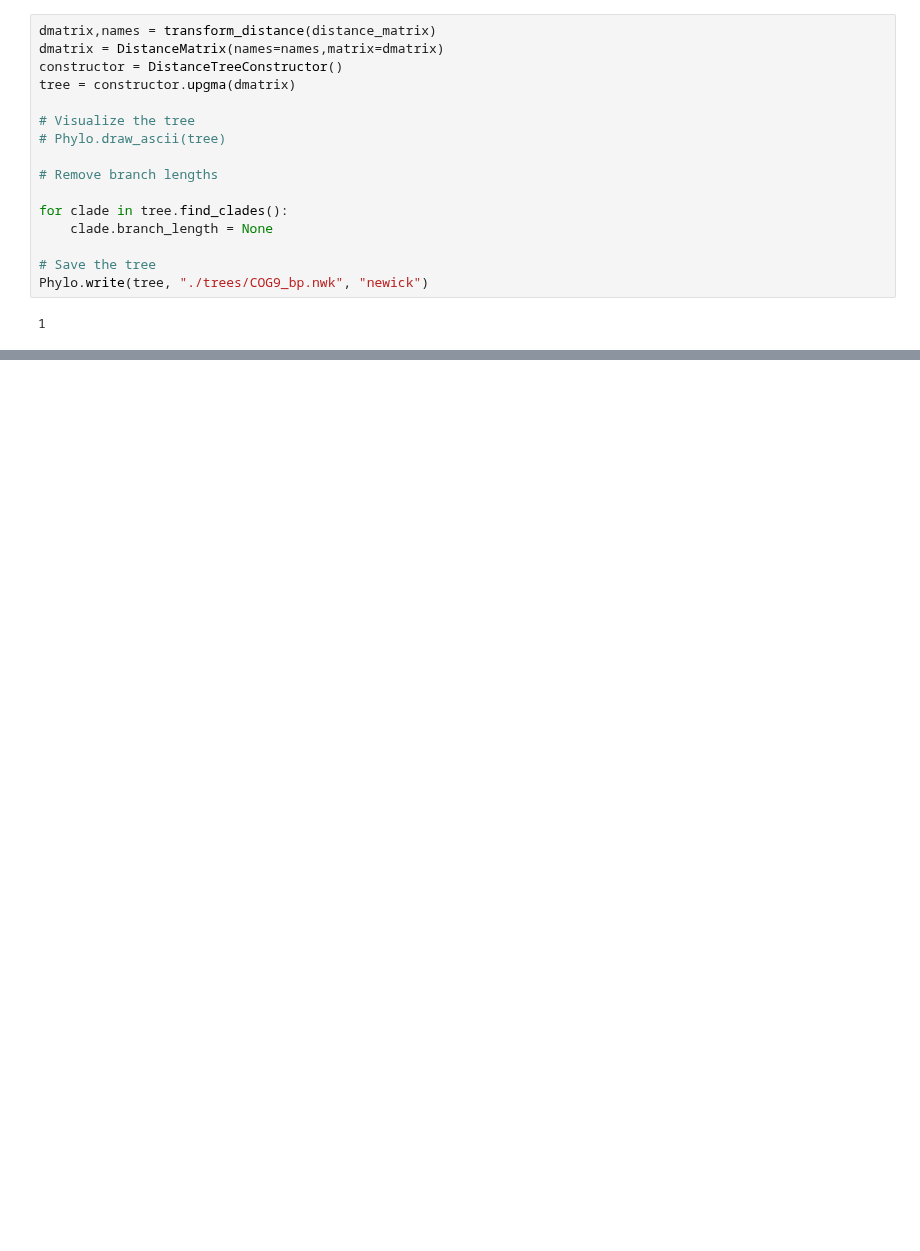
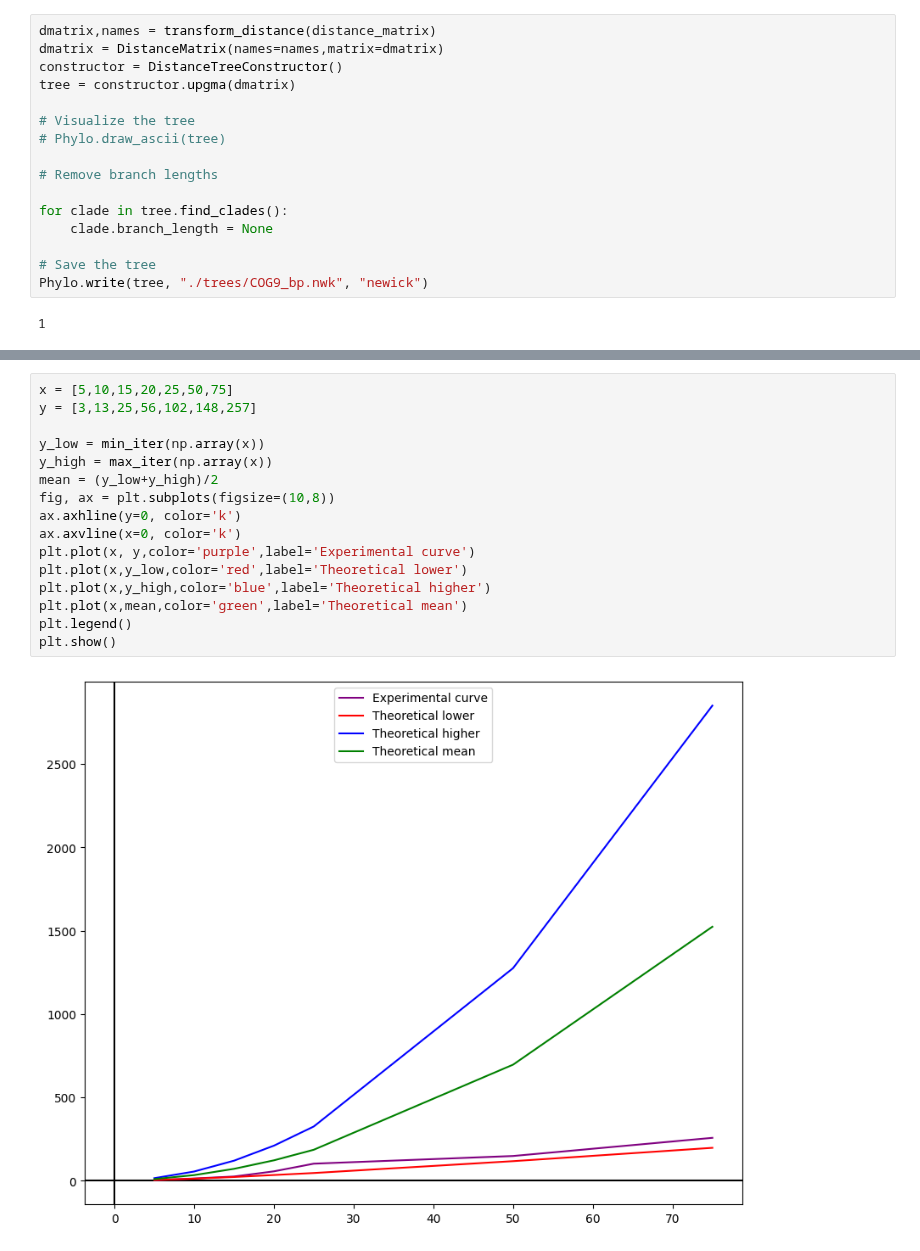
Before and after one commit to Nicofero/PhyloTree_ReConst, a Jupyter notebook: qa_phylo_tree.ipynb, the cells around one changed output, grey strips where cells are left out. Cells and saved outputs as stored; diff of their text form; blank space fills up the shorter version.

```diff
--- a/qa_phylo_tree.ipynb
+++ b/qa_phylo_tree.ipynb
@@ -1548,0 +1526,18 @@ slice_alignment("alignments/COG9.sim.p",75)
+# %%
+x = [5,10,15,20,25,50,75]
+y = [3,13,25,56,102,148,257]
+
+y_low = min_iter(np.array(x))
+y_high = max_iter(np.array(x))
+mean = (y_low+y_high)/2
+fig, ax = plt.subplots(figsize=(10,8))
+ax.axhline(y=0, color='k')
+ax.axvline(x=0, color='k')
+plt.plot(x, y,color='purple',label='Experimental curve')
+plt.plot(x,y_low,color='red',label='Theoretical lower')
+plt.plot(x,y_high,color='blue',label='Theoretical higher')
+plt.plot(x,mean,color='green',label='Theoretical mean')
+plt.legend()
+plt.show()
+# %% [output]
+[figure, added]
```
Also changed, not shown: parts of 16 cells of this notebook, 7 other files.
